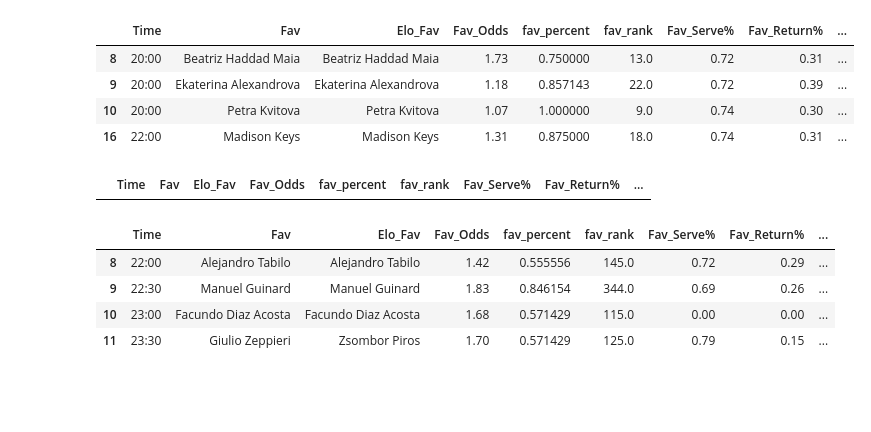
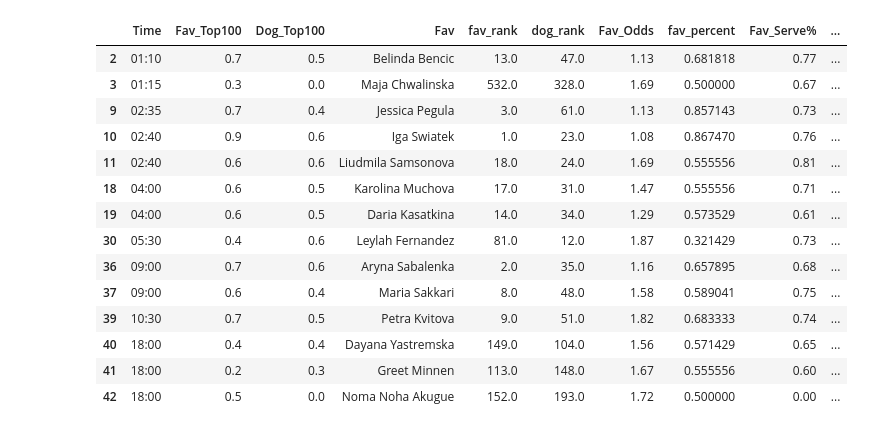
Before and after one commit to Witwolski/tennis_atp, a Jupyter notebook: ranking_analysis_new.ipynb, the cells around one changed output. Saved outputs shown, nothing was run; the diff lists cells and outputs as text; code cells hidden in the pictures; blank space fills up the shorter version.

```diff
--- a/ranking_analysis_new.ipynb
+++ b/ranking_analysis_new.ipynb
@@ -152,6 +152,14 @@ def get_filtered_data(elo_data, elo):
                 row.Dog, row.Fav_Rank, elo, low_limit, high_limit, True
             )
 
+        # New code to calculate player's record against rank 0 to 100
+        fav_record, _ = get_player_record(
+            row.Fav, 100, elo, 0, 100, False
+        )
+        dog_record, _ = get_player_record(
+            row.Dog, 100, elo, 0, 100, False
+        )
+
         if games > 4 and games2 > 4:
             temp_df = pd.DataFrame(
                 {
@@ -174,6 +182,8 @@ def get_filtered_data(elo_data, elo):
                     "dog_rank": [row.Dog_Rank],
                     "Elo_Fav_Elo": [row.Elo_Fav_Elo],
                     "Elo_Dog_Elo": [row.Elo_Dog_Elo],
+                    "Fav_Top100": [round(fav_record,1)],  # New column
+                    "Dog_Top100": [round(dog_record,1)]  # New column
                 }
             )
             result_df = pd.concat([result_df, temp_df])
@@ -402,26 +493,18 @@ final_grass[(final_grass['Sex']=='Mens')&(final_grass['Resulted']=='False')][['T
 # %%
-final_grass[(final_grass['Sex']=='Womens')&(final_grass['Resulted']=='False')][['Time','Fav','Elo_Fav','Fav_Odds','fav_percent','fav_rank','Fav_Serve%','Fav_Return%','fav_last_five_win_perc','Dog','Dog_Odds','dog_percent','dog_rank','Dog_Serve%','Dog_Return%','dog_last_five_win_perc']]
+final_all[(final_all['Sex']=='Womens')&(final_all['Resulted']=='False')][['Time','Fav_Top100','Dog_Top100','Fav','fav_rank','dog_rank','Fav_Odds','fav_percent','Fav_Serve%','Fav_Return%','fav_last_five_win_perc','Dog','Dog_Odds','dog_percent','Dog_Serve%','Dog_Return%','dog_last_five_win_perc']]
 # %% [output]
-|  | Time | Fav | Elo_Fav | Fav_Odds | fav_percent | fav_rank | Fav_Serve% | Fav_Return% | ... |
-| 8 | 20:00 | Beatriz Haddad Maia | Beatriz Haddad Maia | 1.73 | 0.750000 | 13.0 | 0.72 | 0.31 | ... |
-| 9 | 20:00 | Ekaterina Alexandrova | Ekaterina Alexandrova | 1.18 | 0.857143 | 22.0 | 0.72 | 0.39 | ... |
-| 10 | 20:00 | Petra Kvitova | Petra Kvitova | 1.07 | 1.000000 | 9.0 | 0.74 | 0.30 | ... |
-| 16 | 22:00 | Madison Keys | Madison Keys | 1.31 | 0.875000 | 18.0 | 0.74 | 0.31 | ... |
+|  | Time | Fav_Top100 | Dog_Top100 | Fav | fav_rank | dog_rank | Fav_Odds | fav_percent | Fav_Serve% | ... |
+| 2 | 01:10 | 0.7 | 0.5 | Belinda Bencic | 13.0 | 47.0 | 1.13 | 0.681818 | 0.77 | ... |
+| 3 | 01:15 | 0.3 | 0.0 | Maja Chwalinska | 532.0 | 328.0 | 1.69 | 0.500000 | 0.67 | ... |
+| 9 | 02:35 | 0.7 | 0.4 | Jessica Pegula | 3.0 | 61.0 | 1.13 | 0.857143 | 0.73 | ... |
+| 10 | 02:40 | 0.9 | 0.6 | Iga Swiatek | 1.0 | 23.0 | 1.08 | 0.867470 | 0.76 | ... |
+| 11 | 02:40 | 0.6 | 0.6 | Liudmila Samsonova | 18.0 | 24.0 | 1.69 | 0.555556 | 0.81 | ... |
+| 18 | 04:00 | 0.6 | 0.5 | Karolina Muchova | 17.0 | 31.0 | 1.47 | 0.555556 | 0.71 | ... |
+| 19 | 04:00 | 0.6 | 0.5 | Daria Kasatkina | 14.0 | 34.0 | 1.29 | 0.573529 | 0.61 | ... |
+| 30 | 05:30 | 0.4 | 0.6 | Leylah Fernandez | 81.0 | 12.0 | 1.87 | 0.321429 | 0.73 | ... |
+| 36 | 09:00 | 0.7 | 0.6 | Aryna Sabalenka | 2.0 | 35.0 | 1.16 | 0.657895 | 0.68 | ... |
+| 37 | 09:00 | 0.6 | 0.4 | Maria Sakkari | 8.0 | 48.0 | 1.58 | 0.589041 | 0.75 | ... |
+| 39 | 10:30 | 0.7 | 0.5 | Petra Kvitova | 9.0 | 51.0 | 1.82 | 0.683333 | 0.74 | ... |
+| 40 | 18:00 | 0.4 | 0.4 | Dayana Yastremska | 149.0 | 104.0 | 1.56 | 0.571429 | 0.65 | ... |
+| 41 | 18:00 | 0.2 | 0.3 | Greet Minnen | 113.0 | 148.0 | 1.67 | 0.555556 | 0.60 | ... |
+| 42 | 18:00 | 0.5 | 0.0 | Noma Noha Akugue | 152.0 | 193.0 | 1.72 | 0.500000 | 0.00 | ... |
-# %%
-if final_clay is not None:
-    final_clay=final_clay
-
-else:
-    final_clay=pd.DataFrame(columns=['Sex','Resulted','Time','Fav','Elo_Fav','Fav_Odds','fav_percent','fav_rank','Fav_Serve%','Fav_Return%','fav_last_five_win_perc','Dog','Dog_Odds','dog_percent','dog_rank','Dog_Serve%','Dog_Return%','dog_last_five_win_perc'])
-
-final_clay[(final_clay['Sex']=='Womens')&(final_clay['Resulted']=='False')][['Time','Fav','Elo_Fav','Fav_Odds','fav_percent','fav_rank','Fav_Serve%','Fav_Return%','fav_last_five_win_perc','Dog','Dog_Odds','dog_percent','dog_rank','Dog_Serve%','Dog_Return%','dog_last_five_win_perc']]
-# %% [output]
-|  | Time | Fav | Elo_Fav | Fav_Odds | fav_percent | fav_rank | Fav_Serve% | Fav_Return% | ... |
-# %%
-final_clay[(final_clay['Sex']=='Mens')&(final_clay['Resulted']=='False')][['Time','Fav','Elo_Fav','Fav_Odds','fav_percent','fav_rank','Fav_Serve%','Fav_Return%','fav_last_five_win_perc','Dog','Dog_Odds','dog_percent','dog_rank','Dog_Serve%','Dog_Return%','dog_last_five_win_perc']]
-# %% [output]
-|  | Time | Fav | Elo_Fav | Fav_Odds | fav_percent | fav_rank | Fav_Serve% | Fav_Return% | ... |
-| 8 | 22:00 | Alejandro Tabilo | Alejandro Tabilo | 1.42 | 0.555556 | 145.0 | 0.72 | 0.29 | ... |
-| 9 | 22:30 | Manuel Guinard | Manuel Guinard | 1.83 | 0.846154 | 344.0 | 0.69 | 0.26 | ... |
-| 10 | 23:00 | Facundo Diaz Acosta | Facundo Diaz Acosta | 1.68 | 0.571429 | 115.0 | 0.00 | 0.00 | ... |
-| 11 | 23:30 | Giulio Zeppieri | Zsombor Piros | 1.70 | 0.571429 | 125.0 | 0.79 | 0.15 | ... |
```
Also changed, not shown: parts of 13 cells of this notebook, 5 other files.
